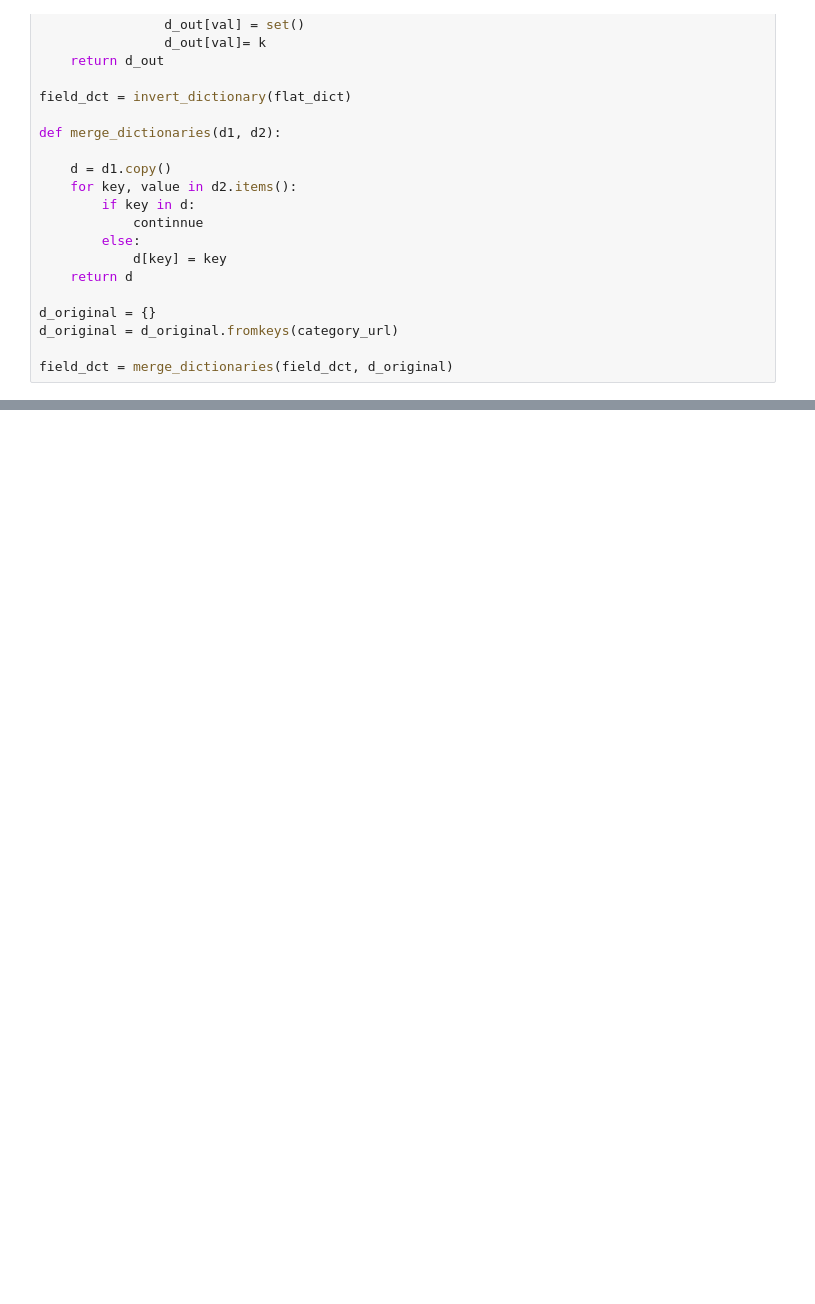
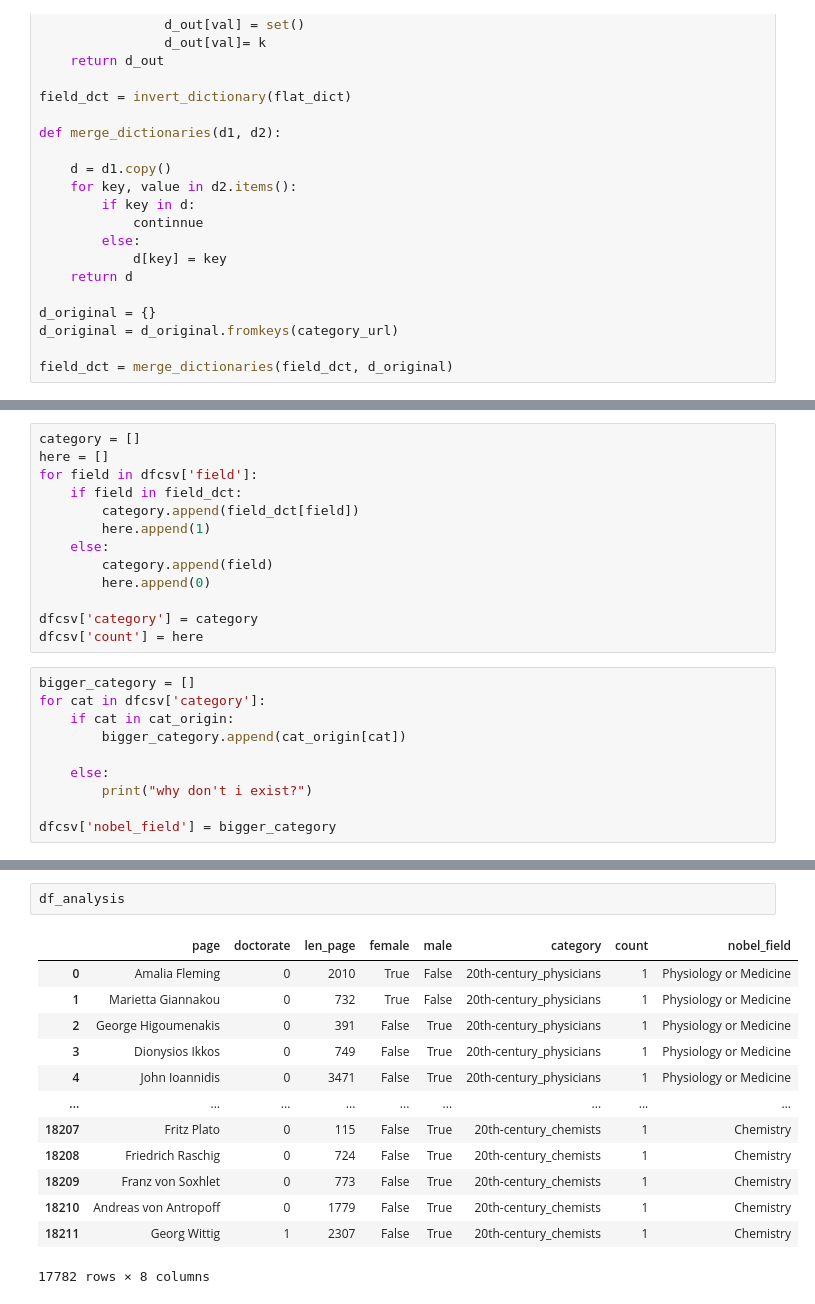
Before and after one commit to isbhsun/Gender-Gap-Analysis, a Jupyter notebook: data_analysis.ipynb, the cells around one changed output, grey strips where cells are left out. Drawn from its saved outputs; the diff is of its cells as text; blank space fills up the shorter version.

```diff
--- a/data_analysis.ipynb
+++ b/data_analysis.ipynb
@@ -436,0 +211,23 @@ compare_century_grouped_sum.loc['20th-century_chemists', 'here']
+# %%
+category = []
+here = []
+for field in dfcsv['field']:
+    if field in field_dct:
+        category.append(field_dct[field])
+        here.append(1)
+    else:
+        category.append(field)
+        here.append(0)
+
+dfcsv['category'] = category
+dfcsv['count'] = here
+# %%
+bigger_category = []
+for cat in dfcsv['category']:
+    if cat in cat_origin:
+        bigger_category.append(cat_origin[cat])
+
+    else:
+        print("why don't i exist?")
+
+dfcsv['nobel_field'] = bigger_category
@@ -436,0 +323,16 @@ compare_century_grouped_sum.loc['20th-century_chemists', 'here']
+# %%
+df_analysis
+# %% [output]
+|  | page | doctorate | len_page | female | male | category | count | nobel_field |
+| 0 | Amalia Fleming | 0 | 2010 | True | False | 20th-century_physicians | 1 | Physiology or Medicine |
+| 1 | Marietta Giannakou | 0 | 732 | True | False | 20th-century_physicians | 1 | Physiology or Medicine |
+| 2 | George Higoumenakis | 0 | 391 | False | True | 20th-century_physicians | 1 | Physiology or Medicine |
+| 3 | Dionysios Ikkos | 0 | 749 | False | True | 20th-century_physicians | 1 | Physiology or Medicine |
+| 4 | John Ioannidis | 0 | 3471 | False | True | 20th-century_physicians | 1 | Physiology or Medicine |
+| ... | ... | ... | ... | ... | ... | ... | ... | ... |
+| 18207 | Fritz Plato | 0 | 115 | False | True | 20th-century_chemists | 1 | Chemistry |
+| 18208 | Friedrich Raschig | 0 | 724 | False | True | 20th-century_chemists | 1 | Chemistry |
+| 18209 | Franz von Soxhlet | 0 | 773 | False | True | 20th-century_chemists | 1 | Chemistry |
+| 18210 | Andreas von Antropoff | 0 | 1779 | False | True | 20th-century_chemists | 1 | Chemistry |
+| 18211 | Georg Wittig | 1 | 2307 | False | True | 20th-century_chemists | 1 | Chemistry |
+17782 rows × 8 columns
```
Also changed, not shown: parts of 66 cells of this notebook, 1 other file.
